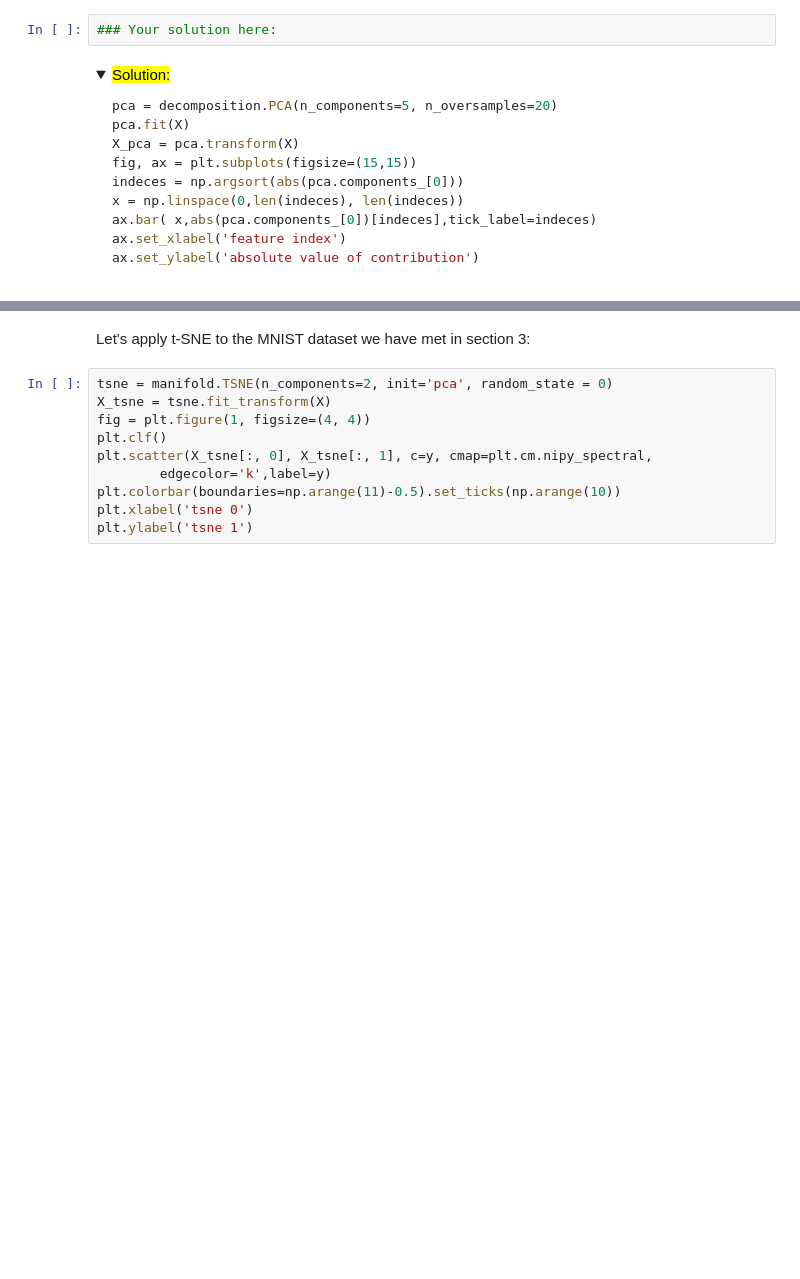
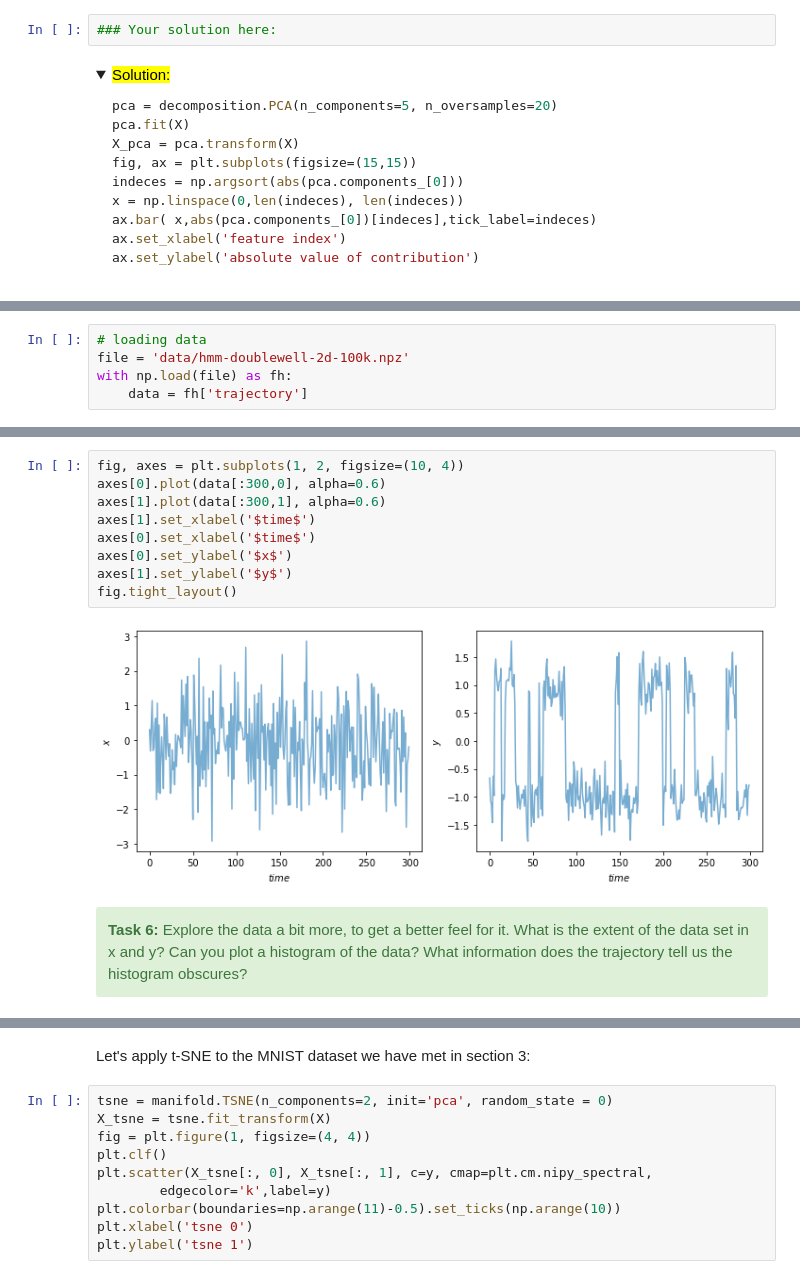
Before and after one commit to CCPBioSim/MDAnalysis_ML_workshop, a Jupyter notebook: ML/1_DR_part1.ipynb, the cells around one changed output, grey strips where cells are left out. Saved outputs shown, nothing was run; the diff lists cells and outputs as text; folded sections open; blank space fills up the shorter version.

```diff
--- a/ML/1_DR_part1.ipynb
+++ b/ML/1_DR_part1.ipynb
@@ -300,0 +307,5 @@ ax.set_ylabel('absolute value of contribution')
+# %%
+# loading data
+file = 'data/hmm-doublewell-2d-100k.npz'
+with np.load(file) as fh:
+    data = fh['trajectory']
@@ -300,0 +319,14 @@ ax.set_ylabel('absolute value of contribution')
+# %%
+fig, axes = plt.subplots(1, 2, figsize=(10, 4))
+axes[0].plot(data[:300,0], alpha=0.6)
+axes[1].plot(data[:300,1], alpha=0.6)
+axes[1].set_xlabel('$time$')
+axes[0].set_xlabel('$time$')
+axes[0].set_ylabel('$x$')
+axes[1].set_ylabel('$y$')
+fig.tight_layout()
+# %% [output]
+[figure, added]
+# %% [markdown]
+<div class="alert alert-success">
+<b>Task 6: </b> Explore the data a bit more, to get a better feel for it. What is the extent of the data set in x and y? Can you plot a histogram of the data? What information does the trajectory tell us the histogram obscures? </div>
```
Also changed, not shown: parts of 26 cells of this notebook.
